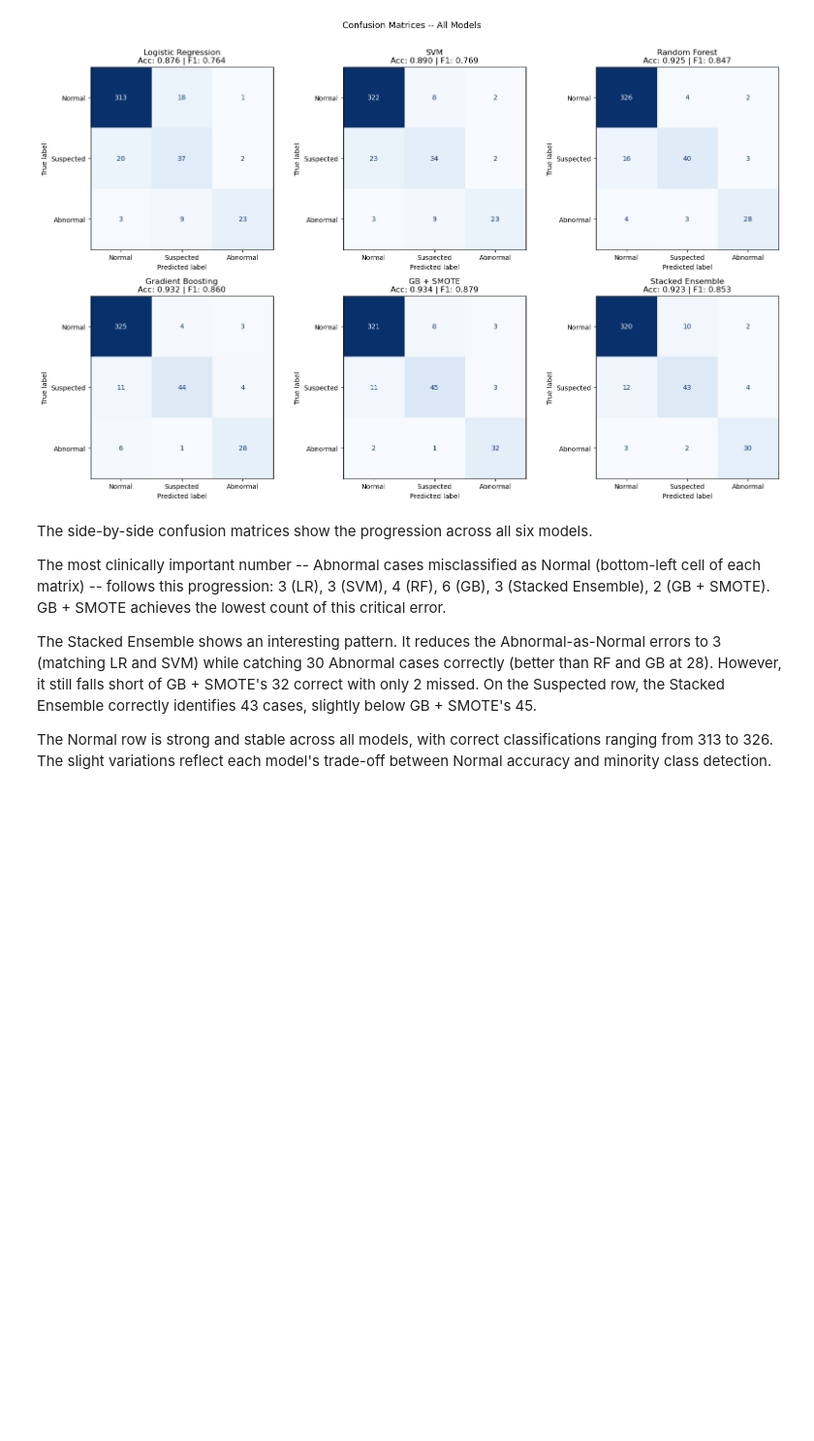
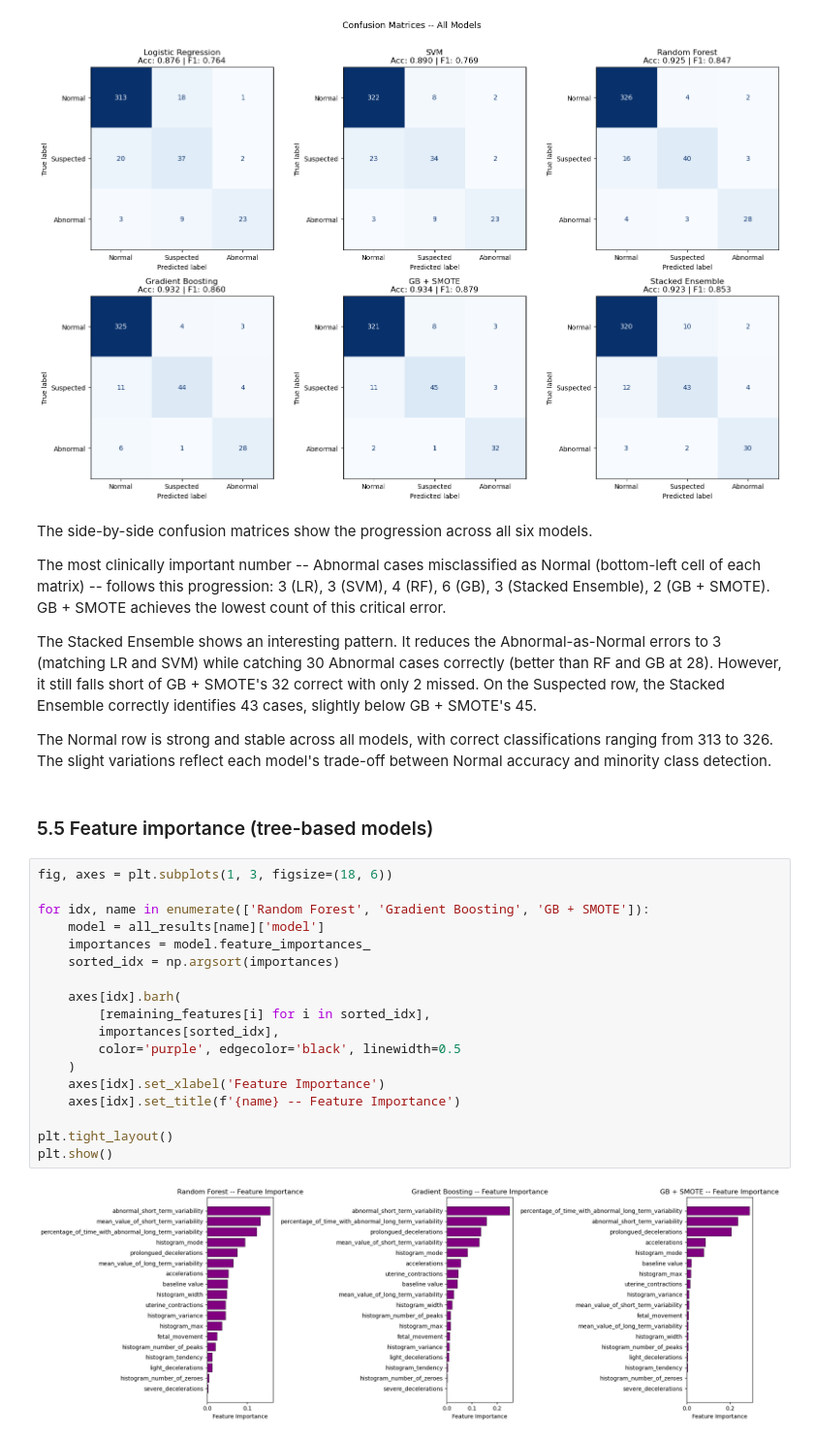
Before and after one commit to mkxangie/fetal_health_project_phase5, a Jupyter notebook: fetal_health_classification.ipynb, the cells around one changed output. Shown at 97% size. Cells and saved outputs as stored; diff of their text form; blank space fills up the shorter version.

```diff
--- a/fetal_health_classification.ipynb
+++ b/fetal_health_classification.ipynb
@@ -1073,3 +1073,25 @@ The most clinically important number -- Abnormal cases misclassified as Normal (
 The Stacked Ensemble shows an interesting pattern. It reduces the Abnormal-as-Normal errors to 3 (matching LR and SVM) while catching 30 Abnormal cases correctly (better than RF and GB at 28). However, it still falls short of GB + SMOTE's 32 correct with only 2 missed. On the Suspected row, the Stacked Ensemble correctly identifies 43 cases, slightly below GB + SMOTE's 45.
 
 The Normal row is strong and stable across all models, with correct classifications ranging from 313 to 326. The slight variations reflect each model's trade-off between Normal accuracy and minority class detection.
+# %% [markdown]
+### 5.5 Feature importance (tree-based models)
+# %%
+fig, axes = plt.subplots(1, 3, figsize=(18, 6))
+
+for idx, name in enumerate(['Random Forest', 'Gradient Boosting', 'GB + SMOTE']):
+    model = all_results[name]['model']
+    importances = model.feature_importances_
+    sorted_idx = np.argsort(importances)
+
+    axes[idx].barh(
+        [remaining_features[i] for i in sorted_idx],
+        importances[sorted_idx],
+        color='purple', edgecolor='black', linewidth=0.5
+    )
+    axes[idx].set_xlabel('Feature Importance')
+    axes[idx].set_title(f'{name} -- Feature Importance')
+
+plt.tight_layout()
+plt.show()
+# %% [output]
+[figure, added]
```
Also changed, not shown: parts of 1 cell of this notebook.
